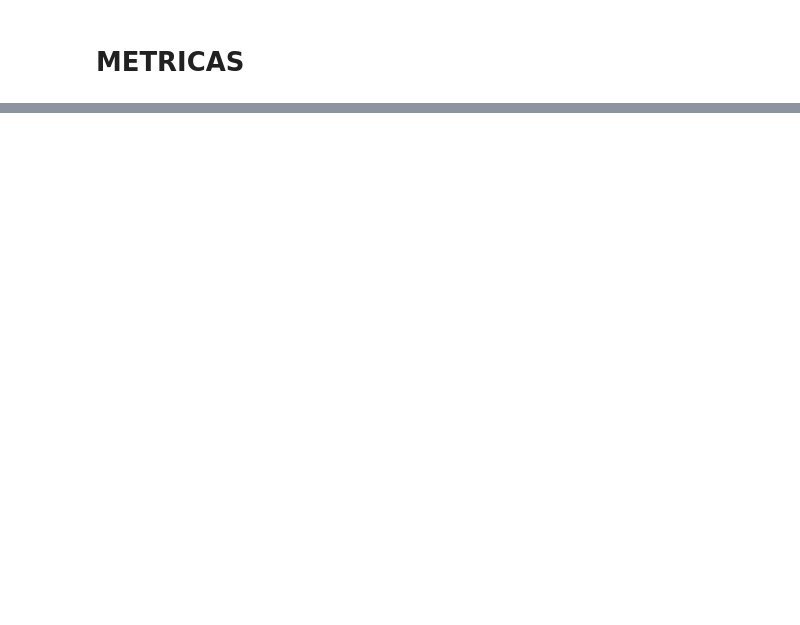
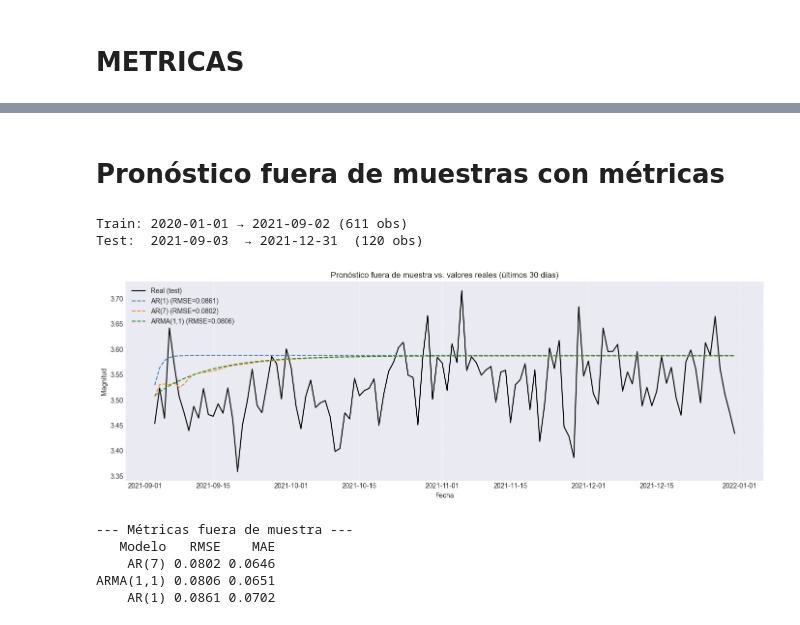
Before and after one commit to vanessalugo04/proyecto_series_tiempo, a Jupyter notebook: 20-21_22-23/2020-2021.ipynb, the cells around one changed output, grey strips where cells are left out. Cells and saved outputs as stored; diff of their text form; code cells hidden in the pictures; blank space fills up the shorter version.

Commit message:
modelos y analisis de residuos

```diff
--- a/20-21_22-23/2020-2021.ipynb
+++ b/20-21_22-23/2020-2021.ipynb
@@ -829,0 +832,3 @@ Warnings:
+# %%
+modelo_ma1 = ARIMA(ts_clean, order=(0,0,1)).fit()
+print(modelo_ma1.summary())
@@ -829,0 +855,3 @@ Warnings:
+# %%
+modelo_ma7 = ARIMA(ts_clean, order=(0,0,7)).fit()
+print(modelo_ma7.summary())
@@ -852,0 +901,3 @@ Warnings:
+# %%
+modelo_arma77 = ARIMA(ts_clean, order=(7,0,7)).fit()
+print(modelo_arma77.summary())
@@ -1007,0 +1170,60 @@ Comparación de métricas
+# %% [markdown]
+# Pronóstico fuera de muestras con métricas
+# %%
+from sklearn.metrics import mean_squared_error, mean_absolute_error
+
+n_test = 120
+ts_train = ts_clean.iloc[:-n_test]
+ts_test  = ts_clean.iloc[-n_test:]
+
+print(f"Train: {ts_train.index[0].date()} → {ts_train.index[-1].date()} ({len(ts_train)} obs)")
+print(f"Test:  {ts_test.index[0].date()}  → {ts_test.index[-1].date()}  ({len(ts_test)} obs)\n")
+
+# Re-entrenar modelos sobre train
+modelos_oos = {
+    'AR(1)':     ARIMA(ts_train, order=(1, 0, 0)).fit(),
+    'AR(7)':     ARIMA(ts_train, order=(7, 0, 0)).fit(),
+    'ARMA(1,1)': ARIMA(ts_train, order=(1, 0, 1)).fit(),
+}
+
+resultados = []
+
+fig, ax = plt.subplots(figsize=(14, 5))
+ax.plot(ts_test.index, ts_test.values, color='black', linewidth=1.5, label='Real (test)')
+
+colores_mod = {'AR(1)': 'steelblue', 'AR(7)': 'darkorange', 'ARMA(1,1)': 'forestgreen'}
+
+for nombre, modelo in modelos_oos.items():
+    forecast = modelo.forecast(steps=n_test)
+    forecast.index = ts_test.index
+
+    rmse = np.sqrt(mean_squared_error(ts_test, forecast))
+    mae  = mean_absolute_error(ts_test, forecast)
+
+    resultados.append({'Modelo': nombre, 'RMSE': rmse, 'MAE': mae})
+
+    ax.plot(ts_test.index, forecast.values,
+            linestyle='--', linewidth=1.5,
+            color=colores_mod[nombre], label=f'{nombre} (RMSE={rmse:.4f})')
+
+ax.set_title('Pronóstico fuera de muestra vs. valores reales (últimos 30 días)')
+ax.set_xlabel('Fecha')
+ax.set_ylabel('Magnitud')
+ax.legend()
+ax.grid(True, alpha=0.3)
+plt.tight_layout()
+plt.show()
+
+# Tabla de métricas
+df_metricas_oos = pd.DataFrame(resultados).sort_values('RMSE')
+print("\n--- Métricas fuera de muestra ---")
+print(df_metricas_oos.round(4).to_string(index=False))
+# %% [output]
+Train: 2020-01-01 → 2021-09-02 (611 obs)
+Test:  2021-09-03  → 2021-12-31  (120 obs)
+[figure, added]
+--- Métricas fuera de muestra ---
+   Modelo   RMSE    MAE
+    AR(7) 0.0802 0.0646
+ARMA(1,1) 0.0806 0.0651
+    AR(1) 0.0861 0.0702
```
Also changed, not shown: parts of 15 cells of this notebook.
